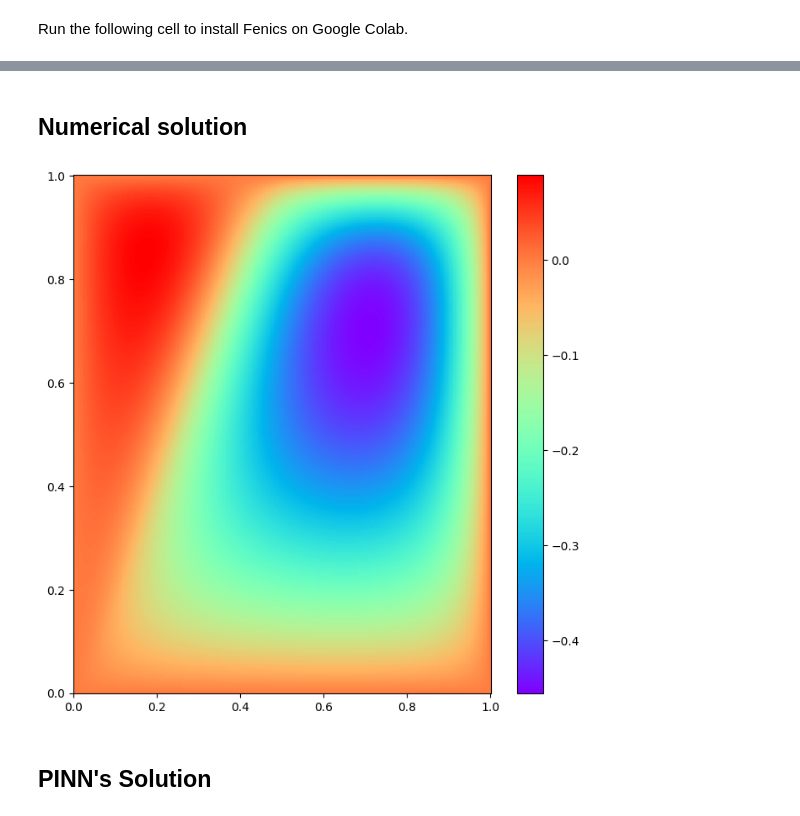
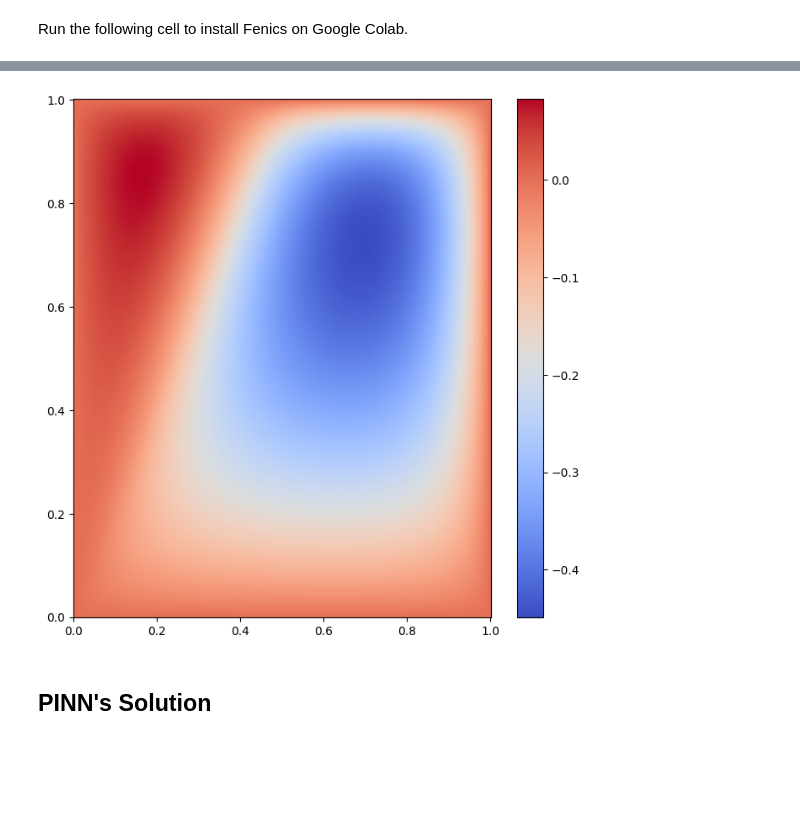
Before and after one commit to MYOUSSF/PINNs, a Jupyter notebook: Convection_diffusion_equation.ipynb, the cells around one changed output, grey strips where cells are left out. Drawn from its saved outputs; the diff is of its cells as text; code cells hidden in the pictures; blank space fills up the shorter version.

```diff
--- a/Convection_diffusion_equation.ipynb
+++ b/Convection_diffusion_equation.ipynb
@@ -27,2 +46,0 @@ with the following parameters:
-# %% [markdown]
-## Numerical solution
@@ -59,20 +75,20 @@ solve(a == L, u, bc)
 # %%
 fig = plt.figure(figsize=(8,8))
 ax = fig.add_subplot(111)
 
-x = np.linspace(0,1, 400)
+x = np.linspace(0, 1, 400)
 xx, yy = np.meshgrid(x, x)
 
 zz = np.zeros((400, 400))
 
 for i in range(400):
     for j in range(400):
         zz[i,j] = u(xx[i, j], yy[i, j])
 
-h = ax.pcolormesh(x, x, zz, shading="auto", cmap="rainbow")
+h = ax.pcolormesh(x, x, zz, shading="auto", cmap="coolwarm")
 fig.colorbar(h)
 plt.show()
 # %% [output]
-[figure, old version]
+[figure, new version]
 # %% [markdown]
 ## PINN's Solution
```
Also changed, not shown: parts of 14 cells of this notebook.
